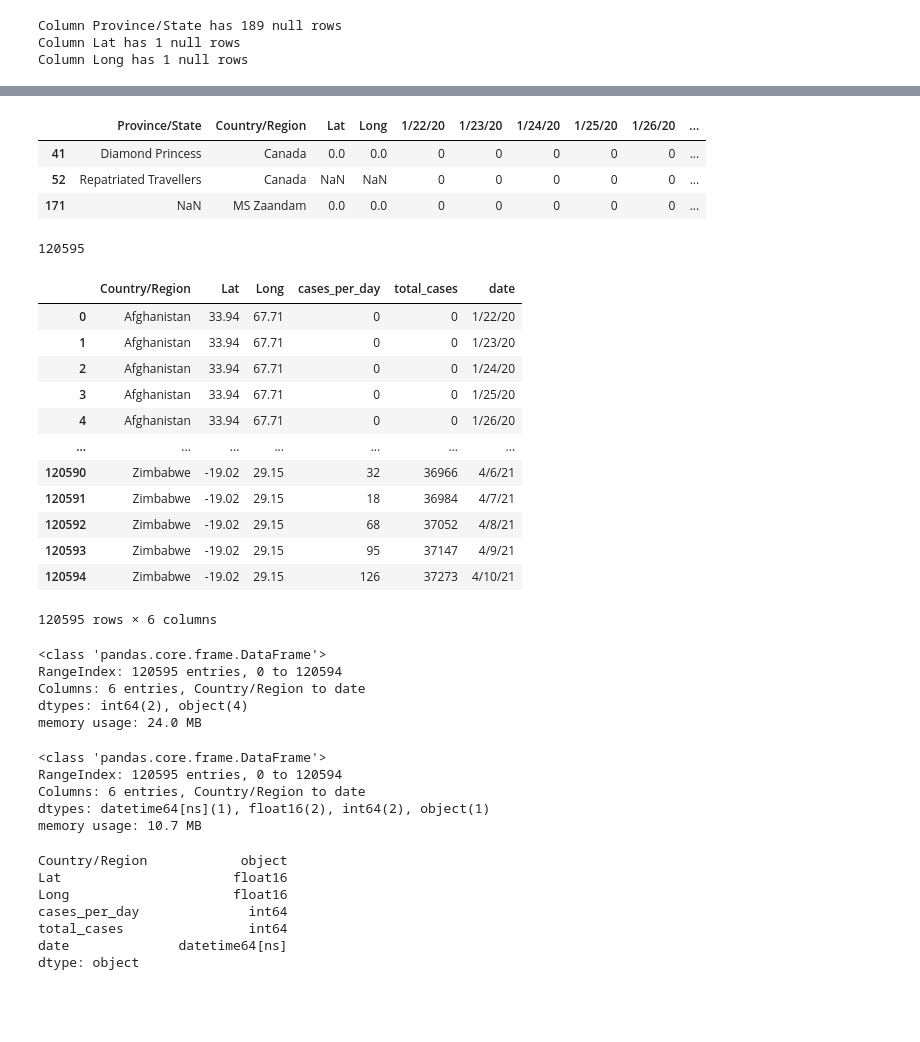
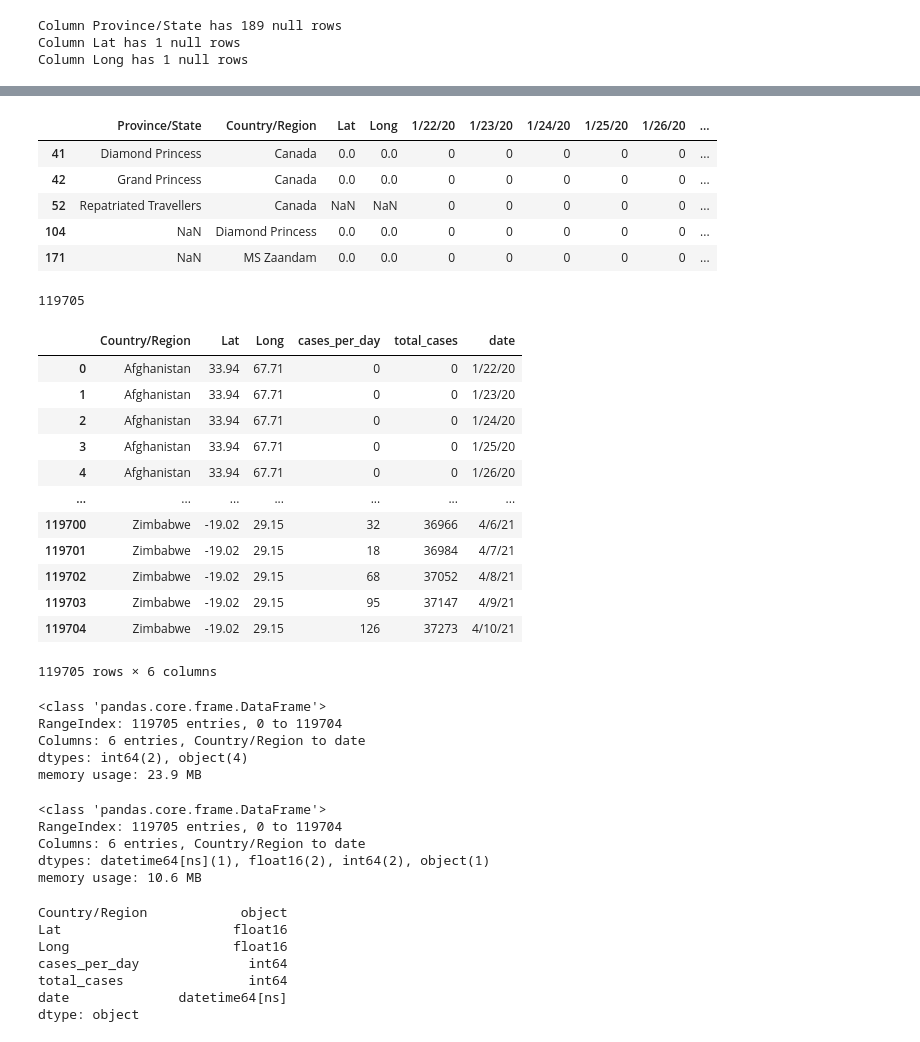
Before and after one commit to blopezpi/mid-project-bdmlpt1021, a Jupyter notebook: data/covid_19_confirmed_cases_dt.ipynb, the cells around one changed output, grey strips where cells are left out. Cells and saved outputs as stored; diff of their text form; code cells hidden in the pictures; blank space fills up the shorter version.

```diff
--- a/data/covid_19_confirmed_cases_dt.ipynb
+++ b/data/covid_19_confirmed_cases_dt.ipynb
@@ -79,11 +87,13 @@ Column Long has 1 null rows
 # %%
 # Remove unnecesary data
-lat_nulls = (confirmed_cases["Province/State"] == "Repatriated Travellers") | (confirmed_cases["Province/State"] == "Diamond Princess") | (confirmed_cases["Country/Region"] == "MS Zaandam")
+lat_nulls = (confirmed_cases["Province/State"] == "Repatriated Travellers") | (confirmed_cases["Province/State"] == "Grand Princess") | (confirmed_cases["Province/State"] == "Diamond Princess") | (confirmed_cases["Country/Region"] == "MS Zaandam") | (death_cases["Country/Region"] == "Diamond Princess")
 confirmed_cases[lat_nulls]
 # %% [output]
 |  | Province/State | Country/Region | Lat | Long | 1/22/20 | 1/23/20 | 1/24/20 | 1/25/20 | 1/26/20 | ... |
 | 41 | Diamond Princess | Canada | 0.0 | 0.0 | 0 | 0 | 0 | 0 | 0 | ... |
+| 42 | Grand Princess | Canada | 0.0 | 0.0 | 0 | 0 | 0 | 0 | 0 | ... |
 | 52 | Repatriated Travellers | Canada | NaN | NaN | 0 | 0 | 0 | 0 | 0 | ... |
+| 104 | NaN | Diamond Princess | 0.0 | 0.0 | 0 | 0 | 0 | 0 | 0 | ... |
 | 171 | NaN | MS Zaandam | 0.0 | 0.0 | 0 | 0 | 0 | 0 | 0 | ... |
 # %%
 confirmed_cases.drop(confirmed_cases[lat_nulls].index, inplace=True)
@@ -113,7 +123,7 @@ for _, country in confirmed_cases.iterrows():
 # %%
 len(cases)
 # %% [output]
-120595
+119705
 # %%
 new_df_confirmed_cases["cases_per_day"] = cases
 new_df_confirmed_cases["total_cases"] = cases_acumulated
@@ -128,20 +138,20 @@ new_df_confirmed_cases
 | 3 | Afghanistan | 33.94 | 67.71 | 0 | 0 | 1/25/20 |
 | 4 | Afghanistan | 33.94 | 67.71 | 0 | 0 | 1/26/20 |
 | ... | ... | ... | ... | ... | ... | ... |
-| 120590 | Zimbabwe | -19.02 | 29.15 | 32 | 36966 | 4/6/21 |
-| 120591 | Zimbabwe | -19.02 | 29.15 | 18 | 36984 | 4/7/21 |
-| 120592 | Zimbabwe | -19.02 | 29.15 | 68 | 37052 | 4/8/21 |
-| 120593 | Zimbabwe | -19.02 | 29.15 | 95 | 37147 | 4/9/21 |
-| 120594 | Zimbabwe | -19.02 | 29.15 | 126 | 37273 | 4/10/21 |
+| 119700 | Zimbabwe | -19.02 | 29.15 | 32 | 36966 | 4/6/21 |
+| 119701 | Zimbabwe | -19.02 | 29.15 | 18 | 36984 | 4/7/21 |
+| 119702 | Zimbabwe | -19.02 | 29.15 | 68 | 37052 | 4/8/21 |
+| 119703 | Zimbabwe | -19.02 | 29.15 | 95 | 37147 | 4/9/21 |
+| 119704 | Zimbabwe | -19.02 | 29.15 | 126 | 37273 | 4/10/21 |
-120595 rows × 6 columns
+119705 rows × 6 columns
 # %%
 new_df_confirmed_cases.info(verbose=False, memory_usage="deep")
 # %% [output]
 <class 'pandas.core.frame.DataFrame'>
-RangeIndex: 120595 entries, 0 to 120594
+RangeIndex: 119705 entries, 0 to 119704
 Columns: 6 entries, Country/Region to date
 dtypes: int64(2), object(4)
-memory usage: 24.0 MB
+memory usage: 23.9 MB
 # %%
 new_df_confirmed_cases["date"] = new_df_confirmed_cases["date"].astype("datetime64")
 new_df_confirmed_cases["Lat"] = new_df_confirmed_cases["Lat"].astype("float16")
@@ -150,10 +160,10 @@ new_df_confirmed_cases["Long"] = new_df_confirmed_cases["Long"].astype("float16"
 new_df_confirmed_cases.info(verbose=False, memory_usage="deep")
 # %% [output]
 <class 'pandas.core.frame.DataFrame'>
-RangeIndex: 120595 entries, 0 to 120594
+RangeIndex: 119705 entries, 0 to 119704
 Columns: 6 entries, Country/Region to date
 dtypes: datetime64[ns](1), float16(2), int64(2), object(1)
-memory usage: 10.7 MB
+memory usage: 10.6 MB
 # %%
 new_df_confirmed_cases.dtypes
 # %% [output]
```
Also changed, not shown: parts of 16 cells of this notebook, 1 other file.
